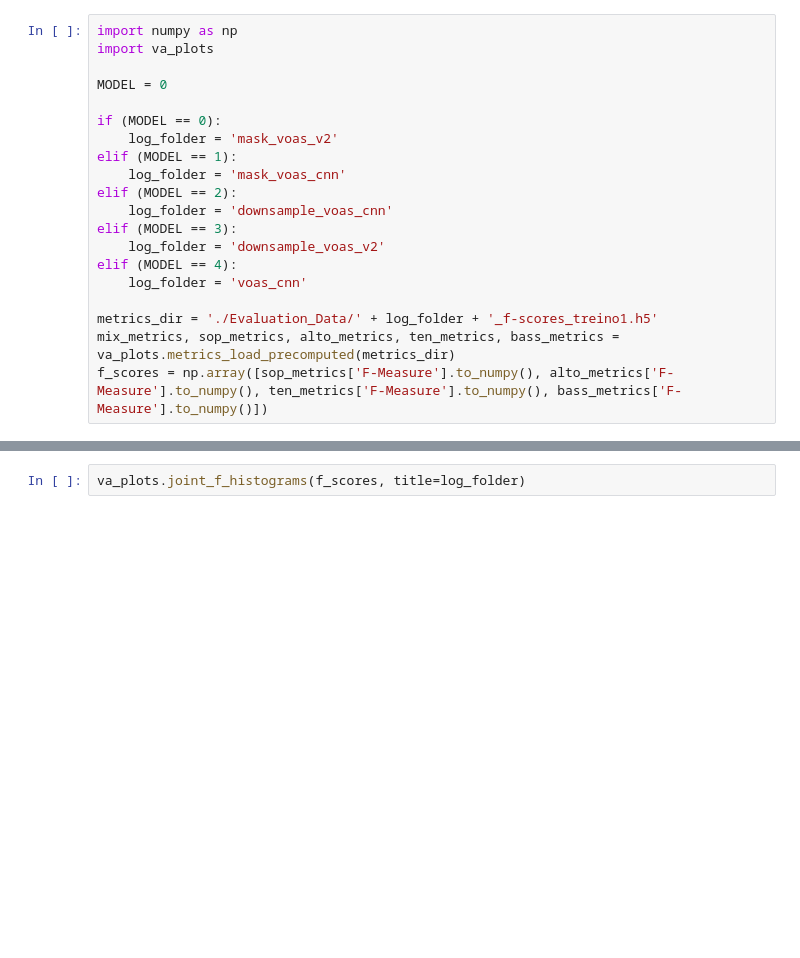
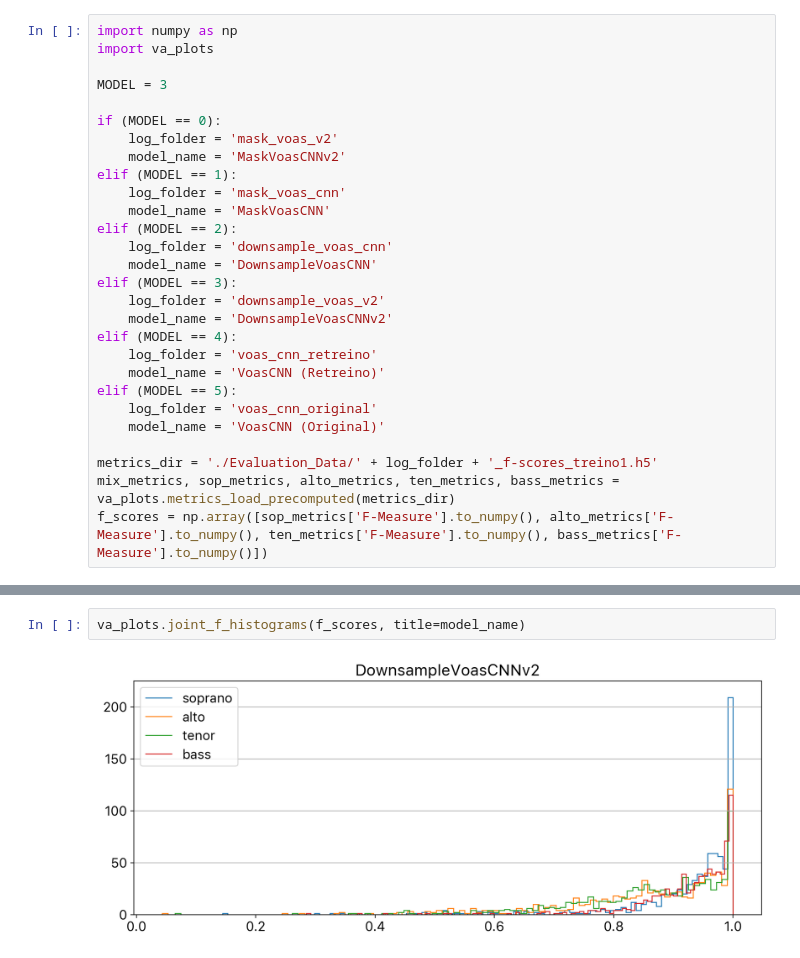
Before and after one commit to Xornotor/VocalAssignment-SSCS, a Jupyter notebook: Metrics_and_Results.ipynb, the cells around one changed output, grey strips where cells are left out. Saved outputs shown, nothing was run; the diff lists cells and outputs as text; blank space fills up the shorter version.

```diff
--- a/Metrics_and_Results.ipynb
+++ b/Metrics_and_Results.ipynb
@@ -2,18 +2,26 @@
 import numpy as np
 import va_plots
 
-MODEL = 0
+MODEL = 3
 
 if (MODEL == 0):
     log_folder = 'mask_voas_v2'
+    model_name = 'MaskVoasCNNv2'
 elif (MODEL == 1):
     log_folder = 'mask_voas_cnn'
+    model_name = 'MaskVoasCNN'
 elif (MODEL == 2):
     log_folder = 'downsample_voas_cnn'
+    model_name = 'DownsampleVoasCNN'
 elif (MODEL == 3):
     log_folder = 'downsample_voas_v2'
+    model_name = 'DownsampleVoasCNNv2'
 elif (MODEL == 4):
-    log_folder = 'voas_cnn'
+    log_folder = 'voas_cnn_retreino'
+    model_name = 'VoasCNN (Retreino)'
+elif (MODEL == 5):
+    log_folder = 'voas_cnn_original'
+    model_name = 'VoasCNN (Original)'
 
 metrics_dir = './Evaluation_Data/' + log_folder + '_f-scores_treino1.h5'
 mix_metrics, sop_metrics, alto_metrics, ten_metrics, bass_metrics = va_plots.metrics_load_precomputed(metrics_dir)
@@ -31,3 +109,5 @@ f_scores = np.array([sop_metrics['F-Measure'].to_numpy(), alto_metrics['F-Measur
 # %%
-va_plots.joint_f_histograms(f_scores, title=log_folder)
+va_plots.joint_f_histograms(f_scores, title=model_name)
+# %% [output]
+[figure, added]
 # %%
```
Also changed, not shown: parts of 12 cells of this notebook, 10 other files.
